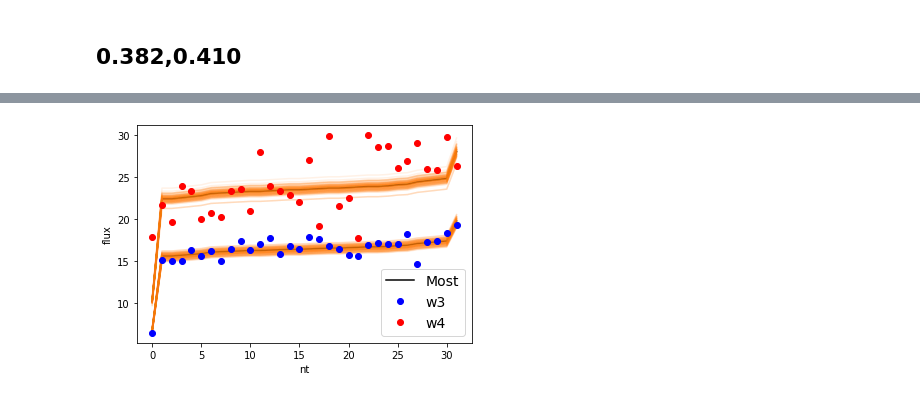
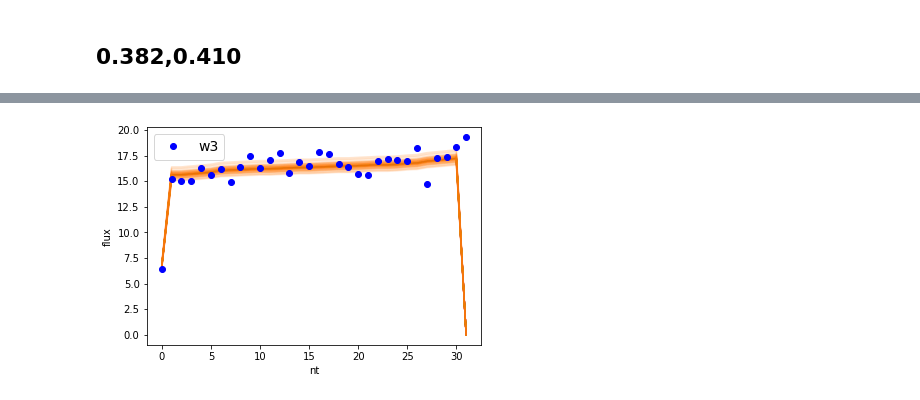
Before and after one commit to AstroHHQ/learngit, a Jupyter notebook: JPLdata/MCMC_Cpp_2010co1.ipynb, the cells around one changed output, grey strips where cells are left out. Saved outputs shown, nothing was run; the diff lists cells and outputs as text; code cells hidden in the pictures.

```diff
--- a/JPLdata/MCMC_Cpp_2010co1.ipynb
+++ b/JPLdata/MCMC_Cpp_2010co1.ipynb
@@ -337,7 +331,7 @@ D_gss = [1,500]
 #MCMC Function
 def log_likelihood(theta, x, y, yerr):
     eta,D= theta
-    model = Model_neatm_jhx(theta,x,lamdai)
+    model = Model_neatm_ohhq(theta,x,lamdai)
     #model = eta*x[0]*100 + D
     sigma2 = yerr ** 2
     return -0.5 * np.sum((y - model) ** 2 / sigma2 + np.log(sigma2))
@@ -431,27 +425,17 @@ theta = eta_fit,D_fit
 
 leni = len(nt)
 half = int(leni/2)
-yt = Model_neatm_jhx(theta,x,lamdai)
+yt = Model_neatm_ohhq(theta,x,lamdai)
 print('loss = ',loss(yt,y,yt*0.1))
 plt.plot(nt[0:half], yt[0:half],"k")
-plt.plot(nt[0:half], yt[half:leni],"k", label="Most")
 
 inds = np.random.randint(len(flat_samples), size=100)
-#print(nt)
-#print(len(flat_samples))
-
-#print(nt[0:half])
-#print(nt[half:leni])
 for ind in inds:
     sample = flat_samples[ind]
     #print(ind,':',sample)
-    plotmodel = Model_neatm_jhx(sample,x,lamdai)
+    plotmodel = Model_neatm_ohhq(sample,x,lamdai)
     plt.plot(nt[0:half], plotmodel[0:half], "C1", alpha=0.1)
-    plt.plot(nt[0:half], plotmodel[half:leni], "C1", alpha=0.1)
 plt.plot(nt[0:half],y[0:half],'bo',label = 'w3')
-plt.plot(nt[0:half],y[half:leni],'ro',label = 'w4')
-#plt.errorbar(nt[0:half], y[0:half], yerr=yerr[0:half], fmt=".k", capsize=0)
-#plt.errorbar(nt[0:half], y[half:leni], yerr=yerr[half:leni], fmt=".k", capsize=0)
 plt.legend(fontsize=14)
 plt.xlabel("nt")
 plt.ylabel("flux");
@@ -461 +445 @@ loss =  1.8924497264339117
-[figure, old version]
+[figure, new version]
```
Also changed, not shown: parts of 7 cells of this notebook, 42 other files.
